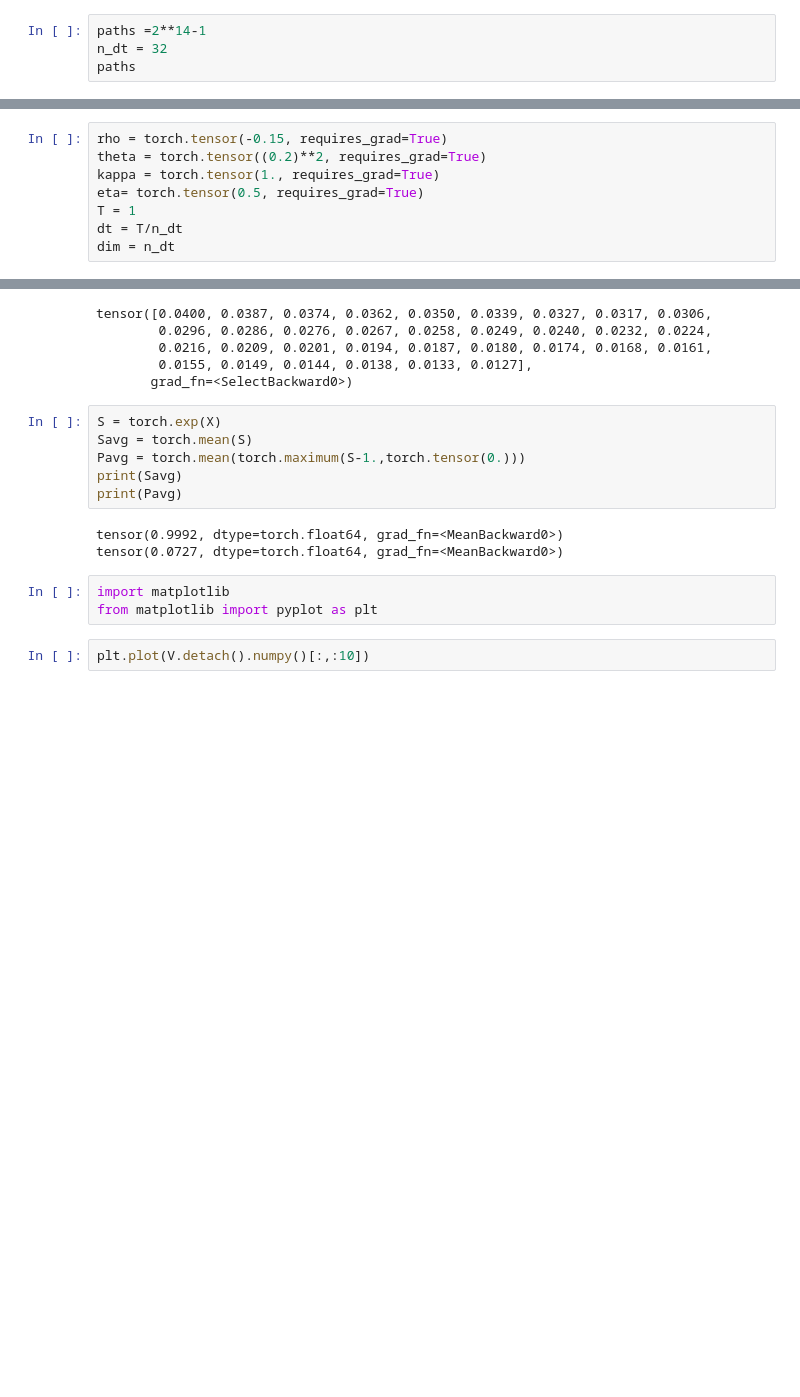
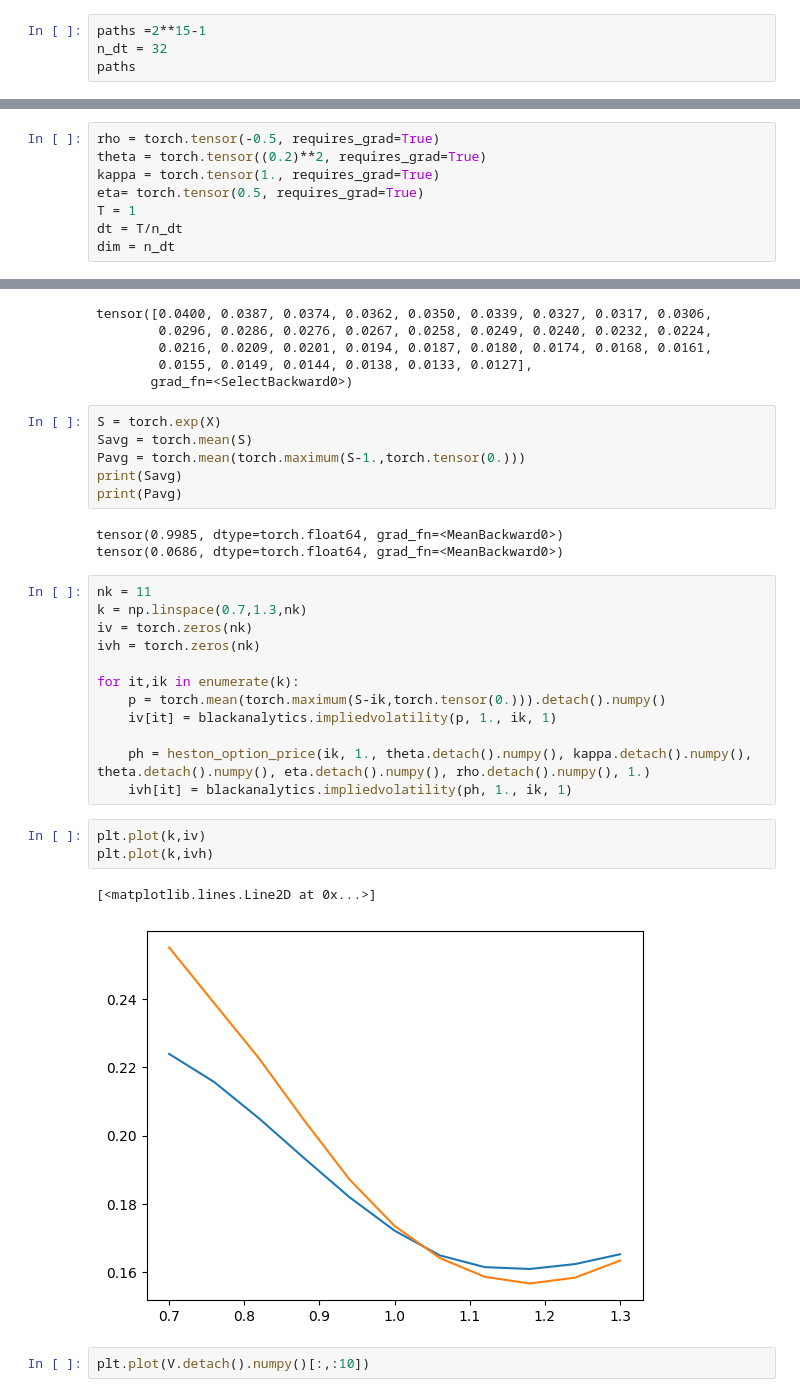
Before and after one commit to QuantAnalyticsTorch/quant_analytics_torch, a Jupyter notebook: docs/source/examples/HestonQuadraticExponentialSimulation.ipynb, the cells around one changed output, grey strips where cells are left out. Cells and saved outputs as stored; diff of their text form; blank space fills up the shorter version.

Commit message:
Compare implied volatility

```diff
--- a/docs/source/examples/HestonQuadraticExponentialSimulation.ipynb
+++ b/docs/source/examples/HestonQuadraticExponentialSimulation.ipynb
@@ -8,5 +9,5 @@ import numpy as np
 # %%
-paths =2**14-1
+paths =2**15-1
 n_dt = 32
 paths
 # %% [output]
@@ -14,5 +15,5 @@ paths
 # %%
-rho = torch.tensor(-0.15, requires_grad=True)
+rho = torch.tensor(-0.5, requires_grad=True)
 theta = torch.tensor((0.2)**2, requires_grad=True)
 kappa = torch.tensor(1., requires_grad=True)
 eta= torch.tensor(0.5, requires_grad=True)
@@ -96,11 +101,26 @@ Pavg = torch.mean(torch.maximum(S-1.,torch.tensor(0.)))
 print(Savg)
 print(Pavg)
 # %% [output]
-tensor(0.9992, dtype=torch.float64, grad_fn=<MeanBackward0>)
-tensor(0.0727, dtype=torch.float64, grad_fn=<MeanBackward0>)
+tensor(0.9985, dtype=torch.float64, grad_fn=<MeanBackward0>)
+tensor(0.0686, dtype=torch.float64, grad_fn=<MeanBackward0>)
-# %%
-import matplotlib
-from matplotlib import pyplot as plt
+# %%
+nk = 11
+k = np.linspace(0.7,1.3,nk)
+iv = torch.zeros(nk)
+ivh = torch.zeros(nk)
+
+for it,ik in enumerate(k):
+    p = torch.mean(torch.maximum(S-ik,torch.tensor(0.))).detach().numpy()
+    iv[it] = blackanalytics.impliedvolatility(p, 1., ik, 1)
+
+    ph = heston_option_price(ik, 1., theta.detach().numpy(), kappa.detach().numpy(), theta.detach().numpy(), eta.detach().numpy(), rho.detach().numpy(), 1.)
+    ivh[it] = blackanalytics.impliedvolatility(ph, 1., ik, 1)
+# %%
+plt.plot(k,iv)
+plt.plot(k,ivh)
+# %% [output]
+[<matplotlib.lines.Line2D at 0x...>]
+[figure, added]
 # %%
 plt.plot(V.detach().numpy()[:,:10])
 # %% [output]
```
Also changed, not shown: parts of 4 cells of this notebook, 1 other file.
